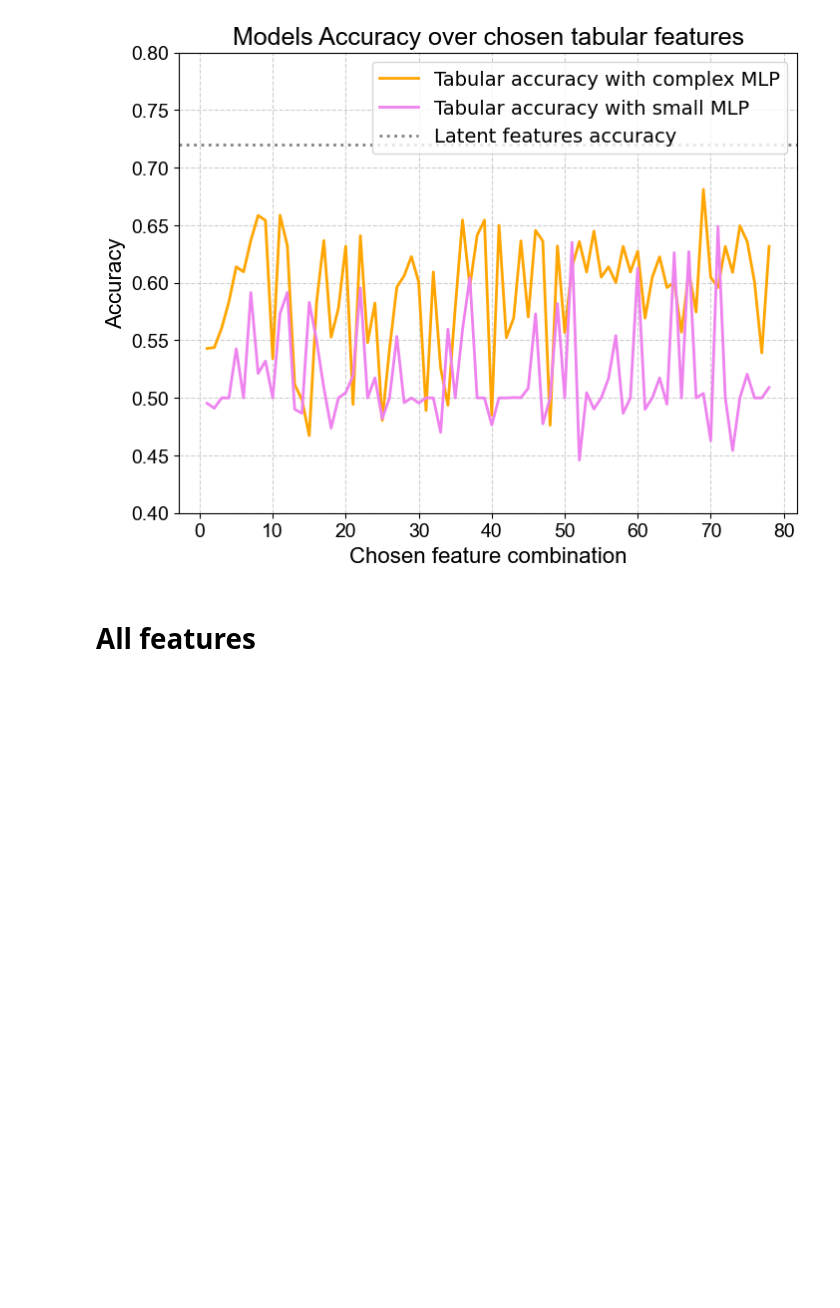
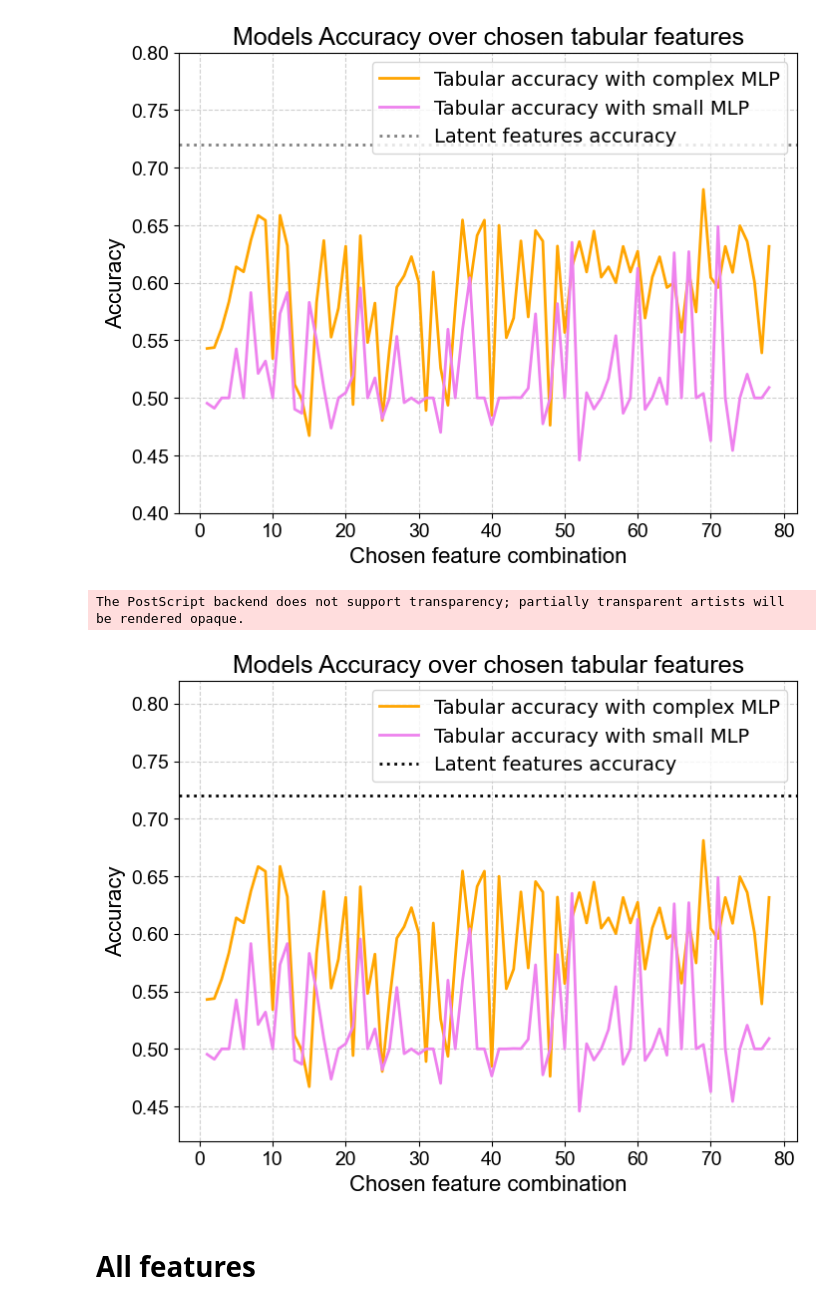
Before and after one commit to ComputationalMicroscopy4CellBio/AI4CellFate, a Jupyter notebook: notebooks/tabular_bias_study.ipynb, the cells around one changed output. Cells and saved outputs as stored; diff of their text form; code cells hidden in the pictures; blank space fills up the shorter version.

```diff
--- a/notebooks/tabular_bias_study.ipynb
+++ b/notebooks/tabular_bias_study.ipynb
@@ -350,6 +351,44 @@ plt.show()
 # %% [output]
 The PostScript backend does not support transparency; partially transparent artists will be rendered opaque.
 [figure]
+# %%
+feature_pairs = np.arange(1, 79)
+
+# Plot
+plt.figure(figsize=(8, 6))
+
+# Precision (orange)
+plt.plot(feature_pairs, accuracy_tabular, color='orange', linewidth=2, label='Tabular accuracy with complex MLP')
+
+# Accuracy (purple)
+plt.plot(feature_pairs, accuracy_tabular_smallmp, color='violet', linewidth=2, label='Tabular accuracy with small MLP')
+
+# Add horizontal dotted line for AICellFate model precision
+#plt.axhline(y=0.745, color='orange', linestyle='dotted', linewidth=2, label='AICellFate model precision')
+plt.axhline(y=0.72, color='black', linestyle='dotted', linewidth=2, label='Latent features accuracy') ### this is the mean precision value from AICellFate on the first frame
+
+# # False Positives (green)
+# plt.plot(feature_pairs, false_positives_tabular, color='green', linewidth=2, label='False Positives')
+
+# # False Negatives (blue)
+# plt.plot(feature_pairs, false_negatives_tabular, color='blue', linewidth=2, label='False Negatives')
+
+# Formatting
+plt.xlabel("Chosen feature combination", fontsize=16, fontname="Arial")
+plt.ylabel("Accuracy", fontsize=16, fontname="Arial")
+plt.title("Metrics", fontsize=18, fontname="Arial")
+plt.xticks(fontsize=14, fontname="Arial")
+plt.yticks(fontsize=14, fontname="Arial")
+plt.ylim(0.42, 0.82)  # Set y-axis range
+plt.title("Models Accuracy over chosen tabular features", fontsize=18)
+plt.grid(True, linestyle="--", alpha=0.6)
+plt.legend(fontsize=14)
+# Save the figure with high quality
+#plt.savefig("multi_model_accuracy_tabular.eps", dpi=300, bbox_inches="tight")
+plt.show()
+# %% [output]
+The PostScript backend does not support transparency; partially transparent artists will be rendered opaque.
+[figure, added]
 # %% [markdown]
 # All features
 # %%
```
Also changed, not shown: parts of 7 cells of this notebook.
